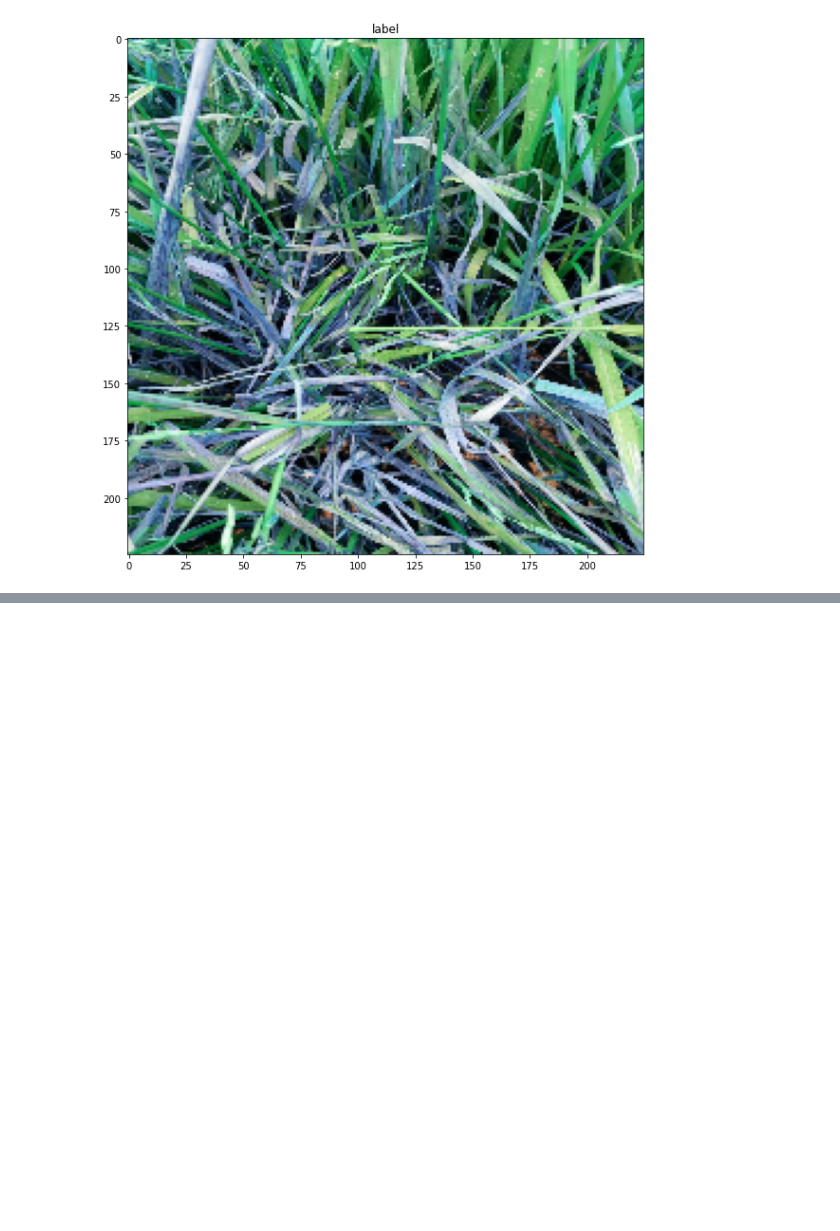
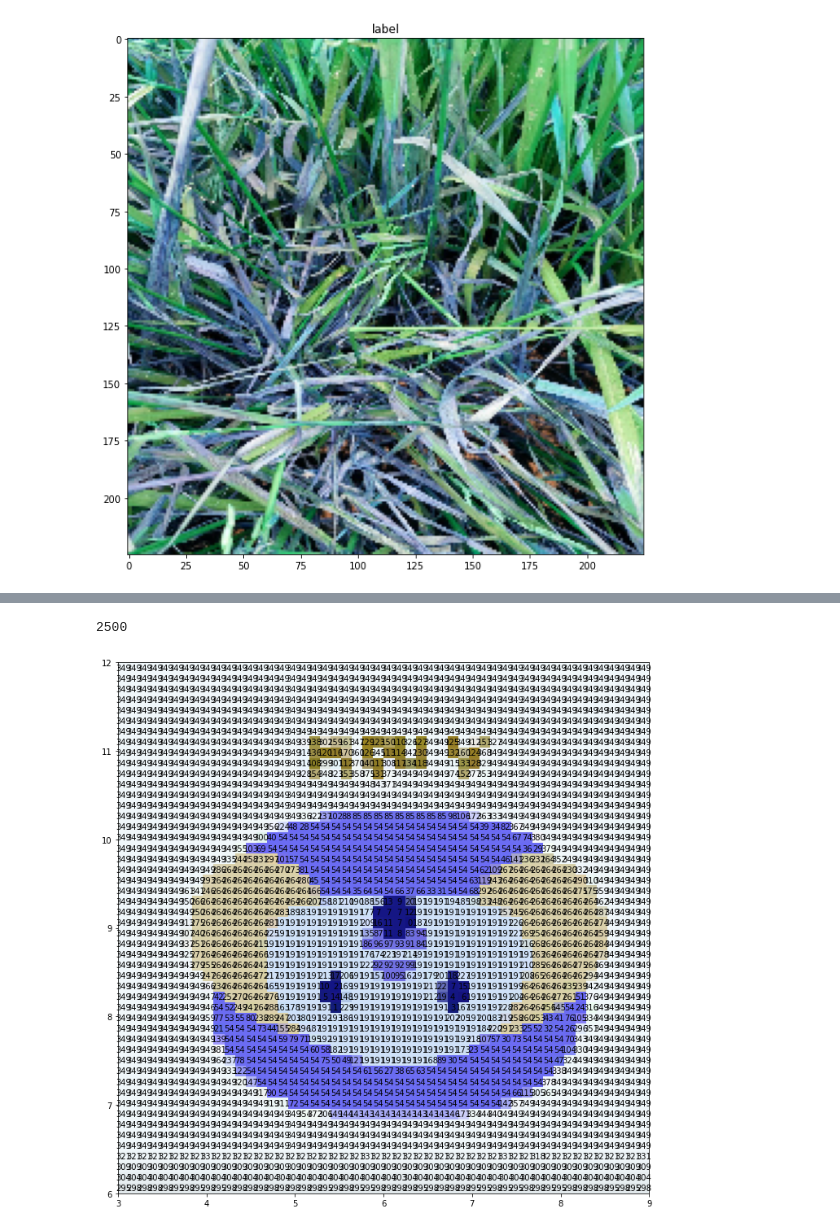
Before and after one commit to huongd17at089/diseases_on_rice_detection, a Jupyter notebook: handbook.ipynb, the cells around one changed output, grey strips where cells are left out. Saved outputs shown, nothing was run; the diff lists cells and outputs as text; code cells hidden in the pictures; blank space fills up the shorter version.

```diff
--- a/handbook.ipynb
+++ b/handbook.ipynb
@@ -45,0 +169,52 @@ Text(0.5, 1.0, 'label')
+# %%
+len(f.flatten())
+# %% [output]
+2500
+# %%
+temp = np.unique(f.flatten()).tolist()
+# %%
+def replace_with_dict(ar, dic):
+    k = np.array(list(dic.keys()))
+    v = np.array(list(dic.values()))
+    sidx = k.argsort()
+    return v[sidx[np.searchsorted(k,ar,sorter=sidx)]]
+# %%
+dic = dict(zip(temp, list(range(len(temp)))))
+# %%
+data = replace_with_dict(f, dic)
+# %%
+size = 50
+data = data.reshape((size, size))
+
+# Limits for the extent
+x_start = 3.0
+x_end = 9.0
+y_start = 6.0
+y_end = 12.0
+
+extent = [x_start, x_end, y_start, y_end]
+
+# The normal figure
+fig = plt.figure(figsize=(16, 12))
+ax = fig.add_subplot(111)
+im = ax.imshow(arr[: , 0][0], extent=extent, origin='lower', interpolation='None')
+
+# Add the text
+jump_x = (x_end - x_start) / (2.0 * size)
+jump_y = (y_end - y_start) / (2.0 * size)
+x_positions = np.linspace(start=x_start, stop=x_end, num=size, endpoint=False)
+y_positions = np.linspace(start=y_start, stop=y_end, num=size, endpoint=False)
+
+for y_index, y in enumerate(y_positions):
+    for x_index, x in enumerate(x_positions):
+        label = data[y_index, x_index]
+        text_x = x + jump_x
+        text_y = y + jump_y
+        ax.text(text_x, text_y, label, color='black', ha='center', va='center')
+
+plt.savefig("/content/oke.jpg")
+
+# fig.colorbar(im)
+# plt.show()
+# %% [output]
+[figure, added]
```
Also changed, not shown: parts of 11 cells of this notebook.
